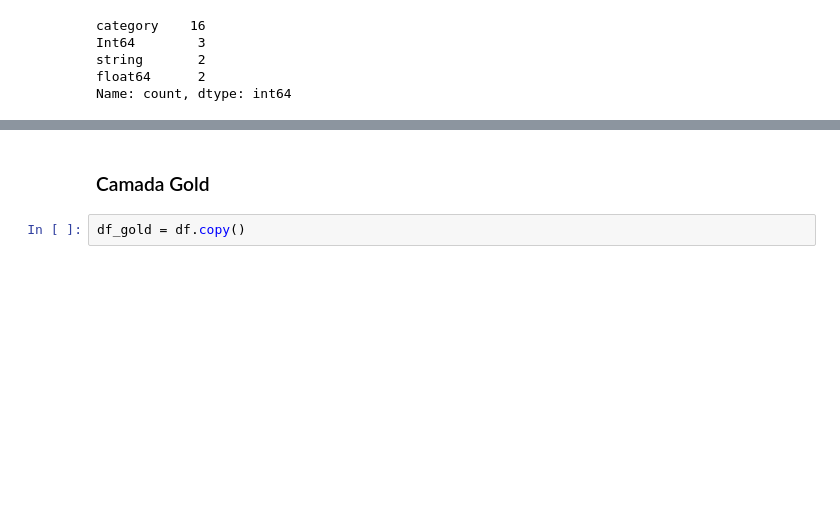
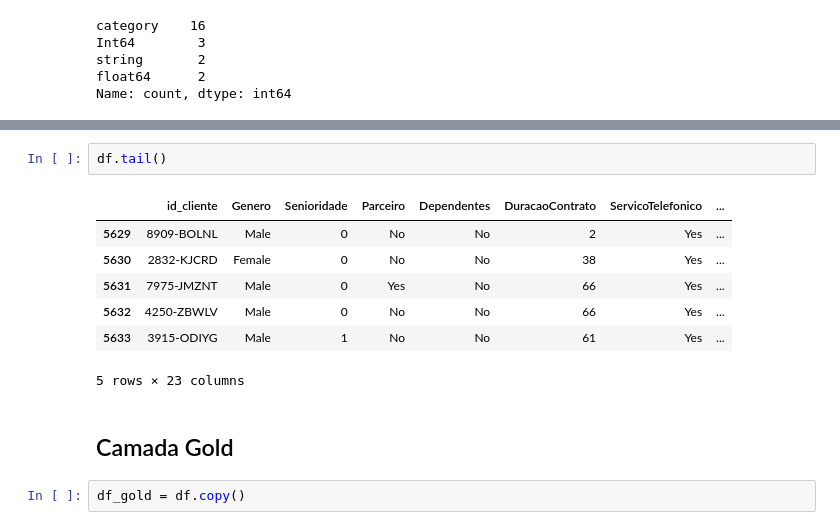
Before and after one commit to VannaGilio/terra-telefonica, a Jupyter notebook: telefonica-terra.ipynb, the cells around one changed output, grey strips where cells are left out. Cells and saved outputs as stored; diff of their text form; blank space fills up the shorter version.

```diff
--- a/telefonica-terra.ipynb
+++ b/telefonica-terra.ipynb
@@ -202,5 +294,15 @@ Name: count, dtype: int64
+# %%
+df.tail()
+# %% [output]
+|  | id_cliente | Genero | Senioridade | Parceiro | Dependentes | DuracaoContrato | ServicoTelefonico | ... |
+| 5629 | 8909-BOLNL | Male | 0 | No | No | 2 | Yes | ... |
+| 5630 | 2832-KJCRD | Female | 0 | No | No | 38 | Yes | ... |
+| 5631 | 7975-JMZNT | Male | 0 | Yes | No | 66 | Yes | ... |
+| 5632 | 4250-ZBWLV | Male | 0 | No | No | 66 | Yes | ... |
+| 5633 | 3915-ODIYG | Male | 1 | No | No | 61 | Yes | ... |
+5 rows × 23 columns
 # %% [markdown]
-### Camada Gold
+## Camada Gold
 # %%
 df_gold = df.copy()
 # %%
```
Also changed, not shown: parts of 12 cells of this notebook, 1 other file.
